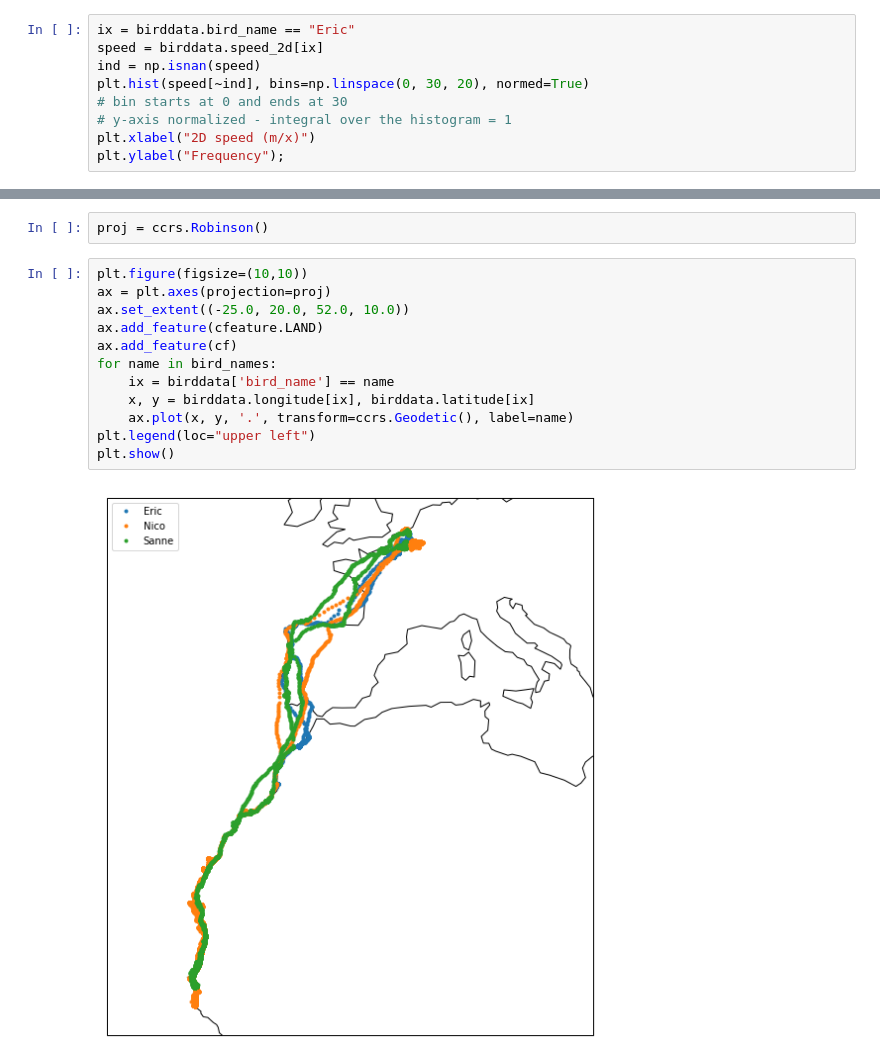
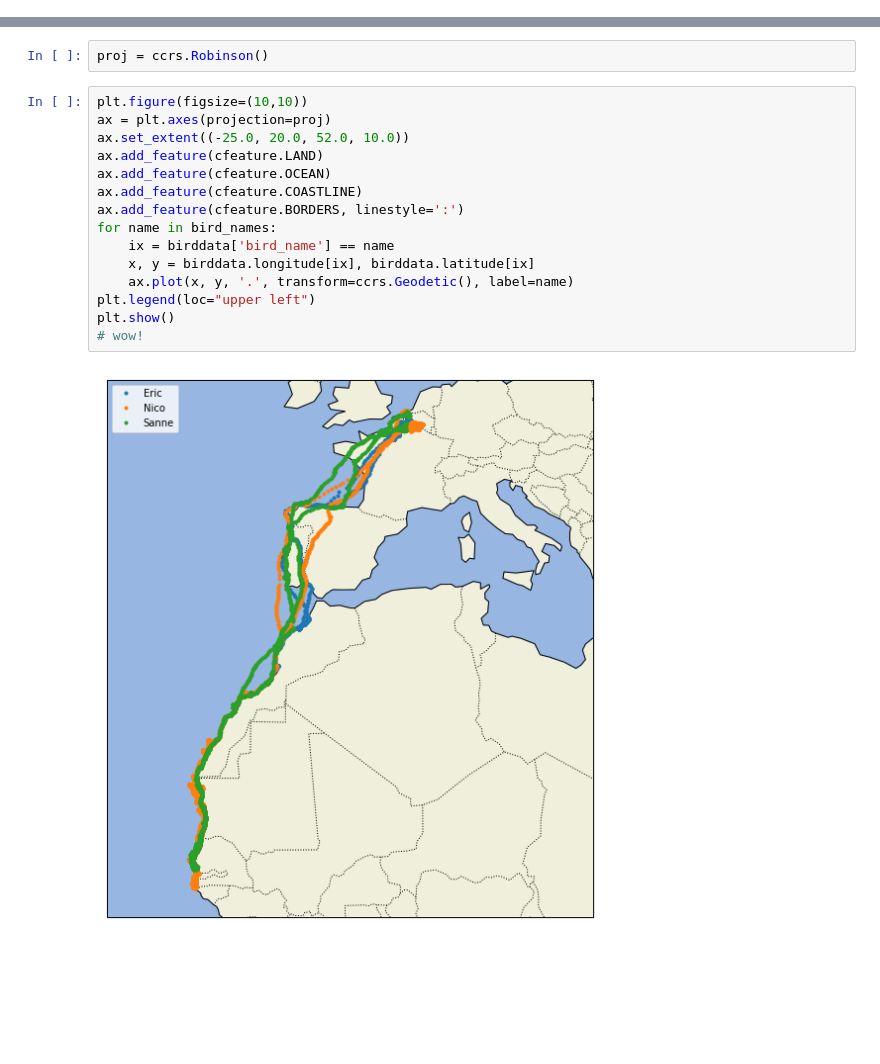
Before and after one commit to akell47/Python, a Jupyter notebook: BirdTracking.ipynb, the cells around one changed output, grey strips where cells are left out. Drawn from its saved outputs; the diff is of its cells as text; blank space fills up the shorter version.

```diff
--- a/BirdTracking.ipynb
+++ b/BirdTracking.ipynb
@@ -170,9 +137,0 @@ plt.hist(speed[~ind])
-# %%
-ix = birddata.bird_name == "Eric"
-speed = birddata.speed_2d[ix]
-ind = np.isnan(speed)
-plt.hist(speed[~ind], bins=np.linspace(0, 30, 20), normed=True)
-# bin starts at 0 and ends at 30
-# y-axis normalized - integral over the histogram = 1
-plt.xlabel("2D speed (m/x)")
-plt.ylabel("Frequency");
@@ -327,14 +280,17 @@ proj = ccrs.Robinson()
 # %%
 plt.figure(figsize=(10,10))
 ax = plt.axes(projection=proj)
 ax.set_extent((-25.0, 20.0, 52.0, 10.0))
 ax.add_feature(cfeature.LAND)
-ax.add_feature(cf)
+ax.add_feature(cfeature.OCEAN)
+ax.add_feature(cfeature.COASTLINE)
+ax.add_feature(cfeature.BORDERS, linestyle=':')
 for name in bird_names:
     ix = birddata['bird_name'] == name
     x, y = birddata.longitude[ix], birddata.latitude[ix]
     ax.plot(x, y, '.', transform=ccrs.Geodetic(), label=name)
 plt.legend(loc="upper left")
 plt.show()
+# wow!
 # %% [output]
-[figure, old version]
+[figure, new version]
```
Also changed, not shown: parts of 11 cells of this notebook.
